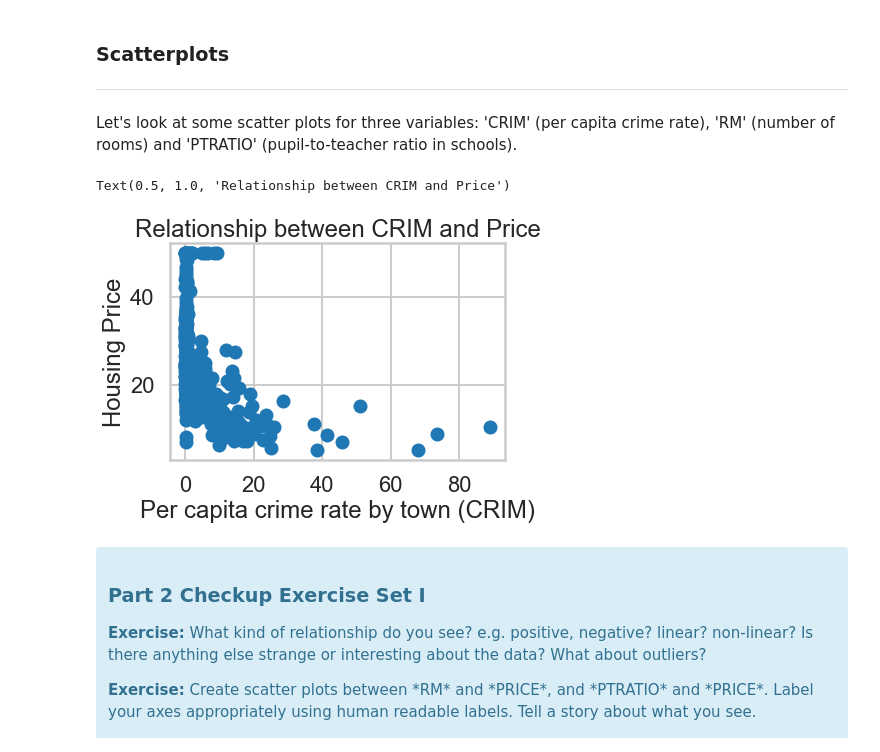
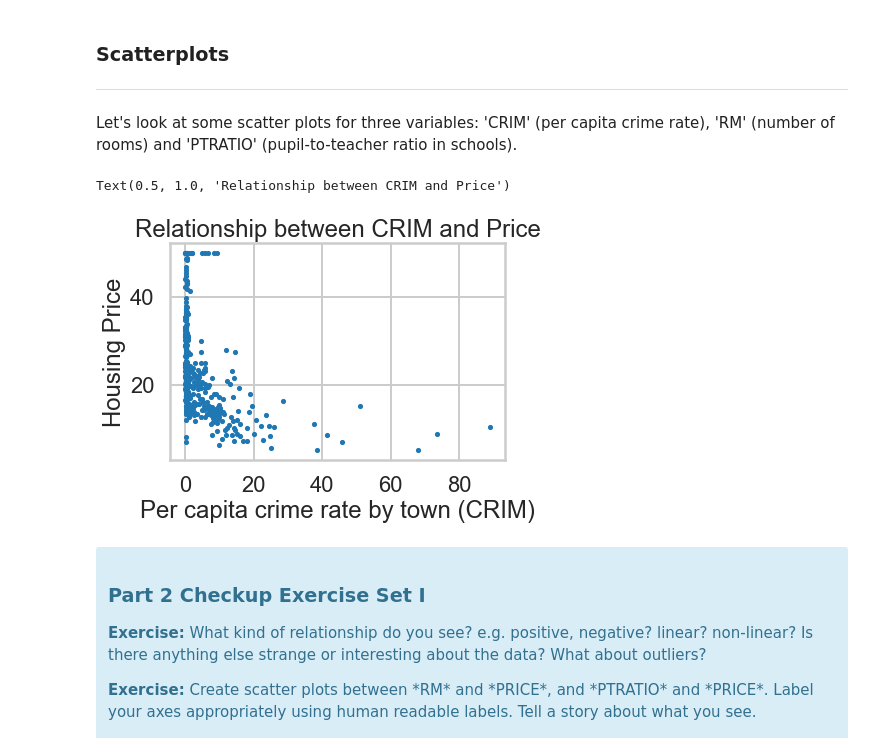
Before and after one commit to ZhanyangZhuSD/UCSD_ML, a Jupyter notebook: Mini_Project_Linear_Regression_ZZhu.ipynb, the cells around one changed output. Saved outputs shown, nothing was run; the diff lists cells and outputs as text; code cells hidden in the pictures.

```diff
--- a/Mini_Project_Linear_Regression_ZZhu.ipynb
+++ b/Mini_Project_Linear_Regression_ZZhu.ipynb
@@ -262,13 +262,13 @@ bos.describe()
 
 Let's look at some scatter plots for three variables: 'CRIM' (per capita crime rate), 'RM' (number of rooms) and 'PTRATIO' (pupil-to-teacher ratio in schools).
 # %%
-plt.scatter(bos.CRIM, bos.PRICE)
+plt.scatter(bos.CRIM, bos.PRICE, s=10)
 plt.xlabel("Per capita crime rate by town (CRIM)")
 plt.ylabel("Housing Price")
 plt.title("Relationship between CRIM and Price")
 # %% [output]
 Text(0.5, 1.0, 'Relationship between CRIM and Price')
-[figure, old version]
+[figure, new version]
 # %% [markdown]
 <div class="span5 alert alert-info">
 <h3>Part 2 Checkup Exercise Set I</h3>
```
Also changed, not shown: parts of 8 cells of this notebook.
